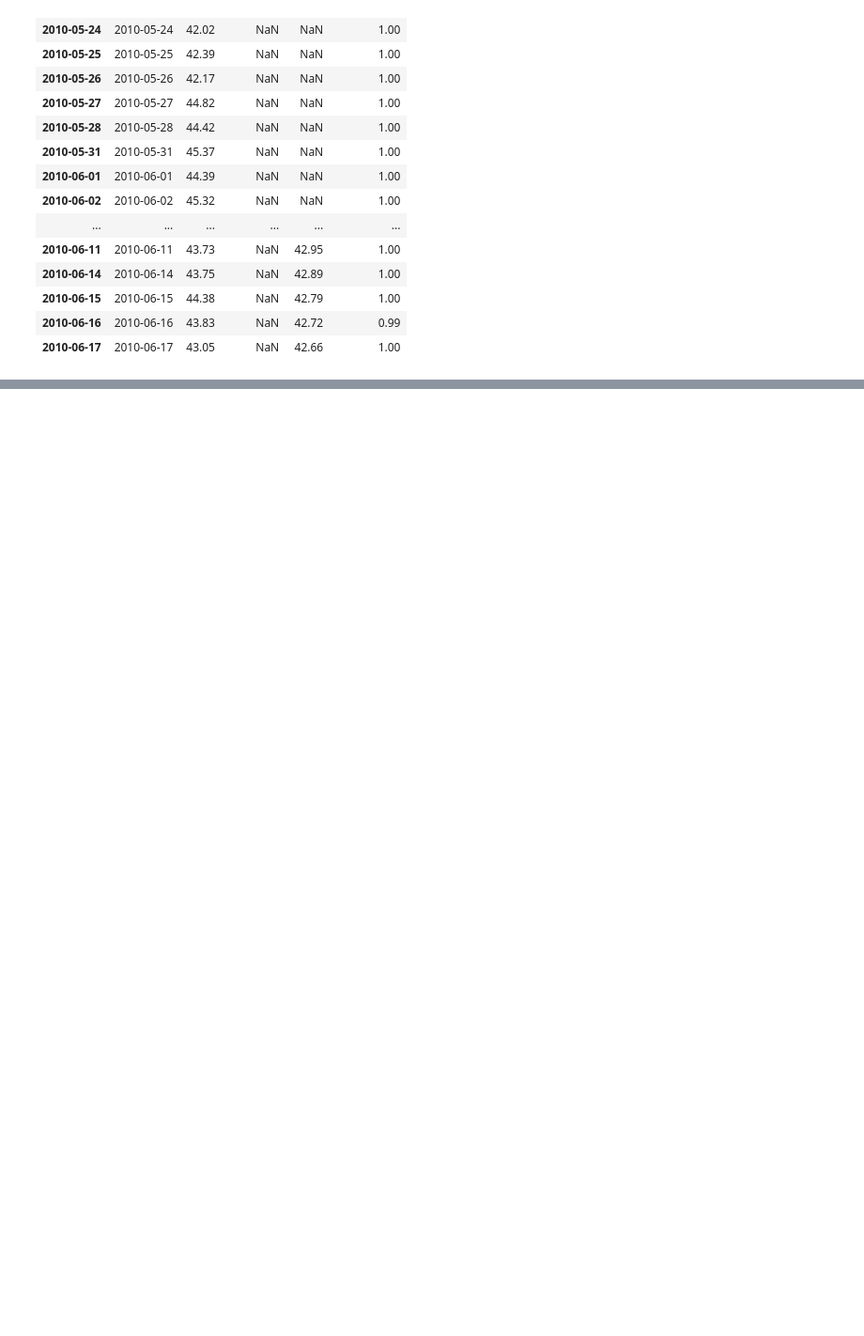
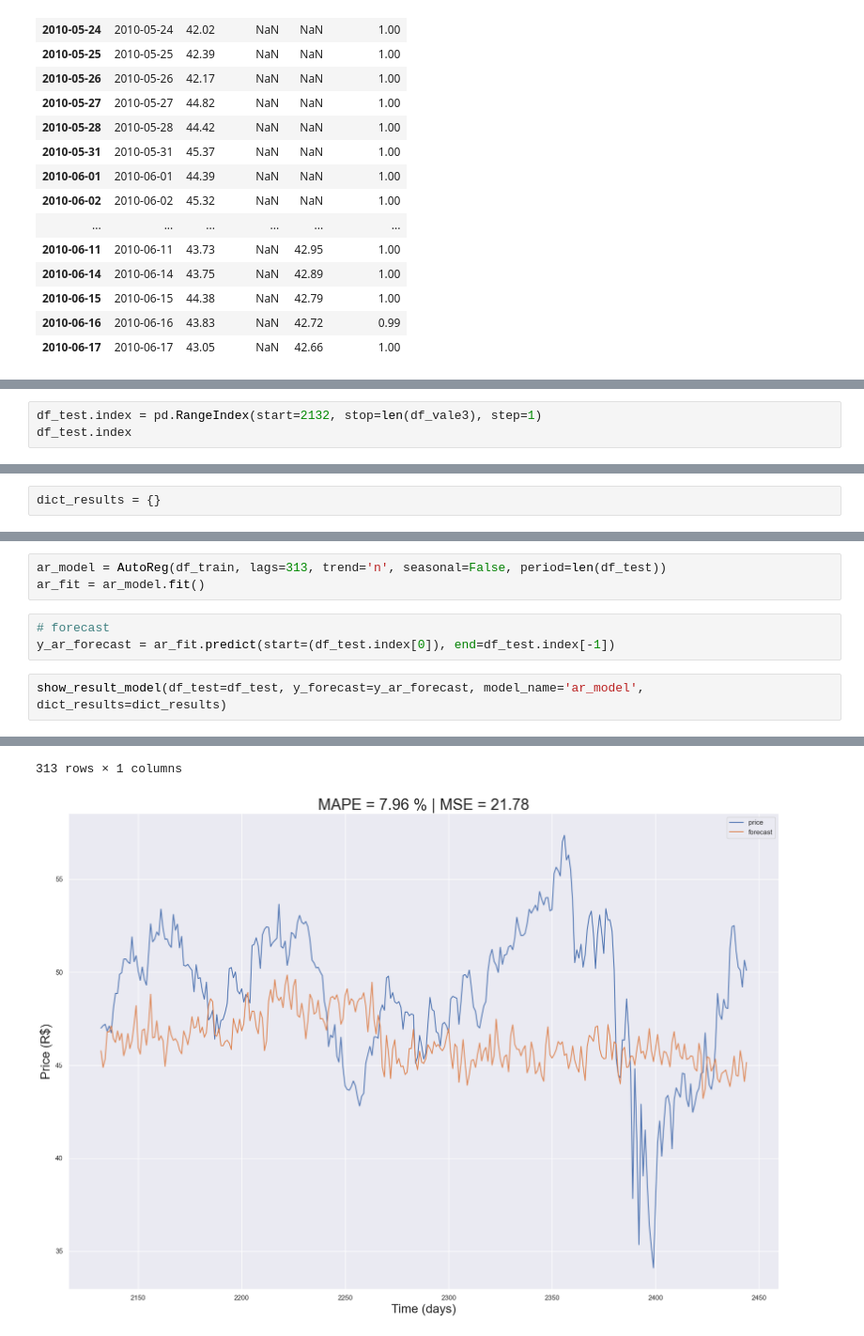
Before and after one commit to shubham8all/Time-Series-Data-Forecasting---StockMarket, a Jupyter notebook: notebooks/Preprocessing and Data Exploration.ipynb, the cells around one changed output, grey strips where cells are left out. Shown at 94% size. Drawn from its saved outputs; the diff is of its cells as text; blank space fills up the shorter version.

Commit message:
Building Models

```diff
--- a/notebooks/Preprocessing and Data Exploration.ipynb
+++ b/notebooks/Preprocessing and Data Exploration.ipynb
@@ -669,0 +820,3 @@ ValueError: Length of values (2465) does not match length of index (2495)
+# %%
+df_test.index = pd.RangeIndex(start=2132, stop=len(df_vale3), step=1)
+df_test.index
@@ -669,0 +827,2 @@ ValueError: Length of values (2465) does not match length of index (2495)
+# %%
+dict_results = {}
@@ -669,0 +909,9 @@ ValueError: Length of values (2465) does not match length of index (2495)
+# %%
+ar_model = AutoReg(df_train, lags=313, trend='n', seasonal=False, period=len(df_test))
+ar_fit = ar_model.fit()
+# %%
+# forecast
+y_ar_forecast = ar_fit.predict(start=(df_test.index[0]), end=df_test.index[-1])
+# %%
+show_result_model(df_test=df_test, y_forecast=y_ar_forecast, model_name='ar_model', dict_results=dict_results)
+# %% [output]
@@ -669,0 +930,2 @@ ValueError: Length of values (2465) does not match length of index (2495)
+313 rows × 1 columns
+[figure, added]
```
Also changed, not shown: parts of 52 cells of this notebook.
